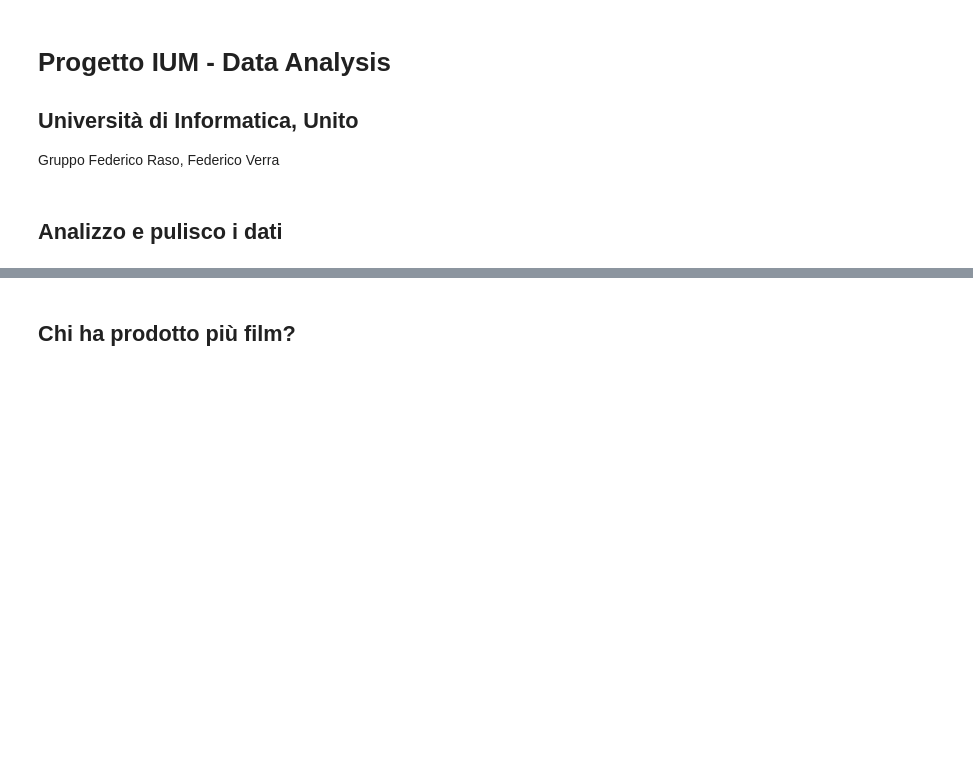
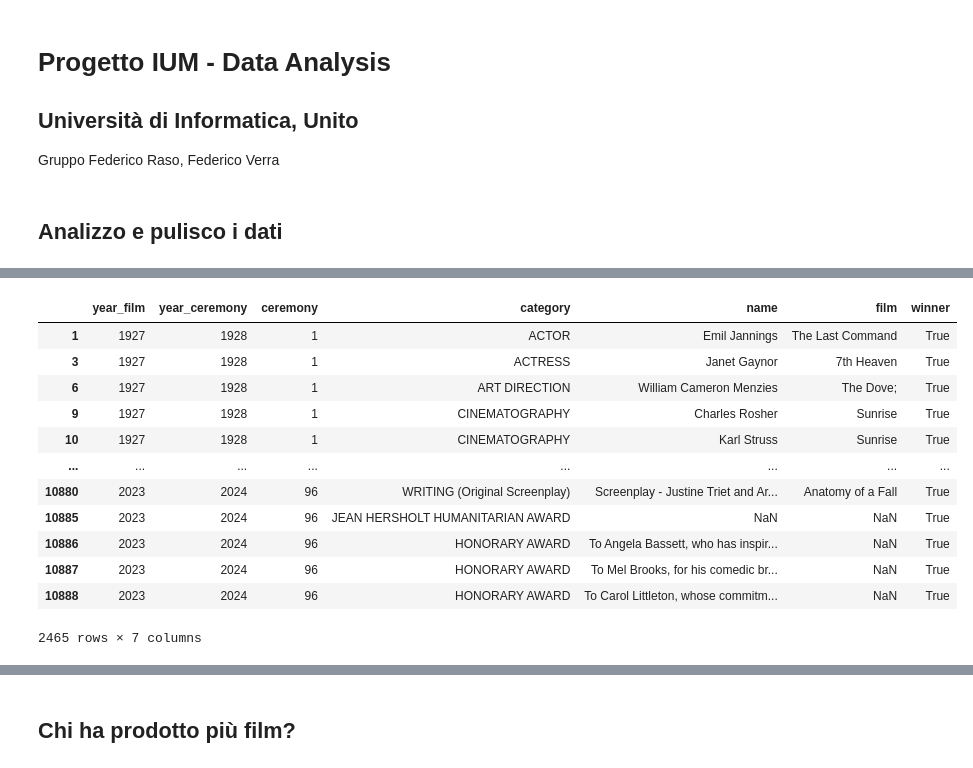
Before and after one commit to RasoFederico/ProgettoIUM-TWEB, a Jupyter notebook: Progetto_IUM/ProgettoIUM.ipynb, the cells around one changed output, grey strips where cells are left out. Cells and saved outputs as stored; diff of their text form; code cells hidden in the pictures; blank space fills up the shorter version.

```diff
--- a/Progetto_IUM/ProgettoIUM.ipynb
+++ b/Progetto_IUM/ProgettoIUM.ipynb
@@ -27,0 +79,17 @@ oscar_df = pd.read_csv(data_directory+'the_oscar_awards.csv')
+# %%
+oscar_win_df=oscar_df.loc[oscar_df['winner']==True]
+oscar_win_df
+# %% [output]
+|  | year_film | year_ceremony | ceremony | category | name | film | winner |
+| 1 | 1927 | 1928 | 1 | ACTOR | Emil Jannings | The Last Command | True |
+| 3 | 1927 | 1928 | 1 | ACTRESS | Janet Gaynor | 7th Heaven | True |
+| 6 | 1927 | 1928 | 1 | ART DIRECTION | William Cameron Menzies | The Dove; | True |
+| 9 | 1927 | 1928 | 1 | CINEMATOGRAPHY | Charles Rosher | Sunrise | True |
+| 10 | 1927 | 1928 | 1 | CINEMATOGRAPHY | Karl Struss | Sunrise | True |
+| ... | ... | ... | ... | ... | ... | ... | ... |
+| 10880 | 2023 | 2024 | 96 | WRITING (Original Screenplay) | Screenplay - Justine Triet and Ar... | Anatomy of a Fall | True |
+| 10885 | 2023 | 2024 | 96 | JEAN HERSHOLT HUMANITARIAN AWARD | NaN | NaN | True |
+| 10886 | 2023 | 2024 | 96 | HONORARY AWARD | To Angela Bassett, who has inspir... | NaN | True |
+| 10887 | 2023 | 2024 | 96 | HONORARY AWARD | To Mel Brooks, for his comedic br... | NaN | True |
+| 10888 | 2023 | 2024 | 96 | HONORARY AWARD | To Carol Littleton, whose commitm... | NaN | True |
+2465 rows × 7 columns
```
Also changed, not shown: parts of 7 cells of this notebook.
